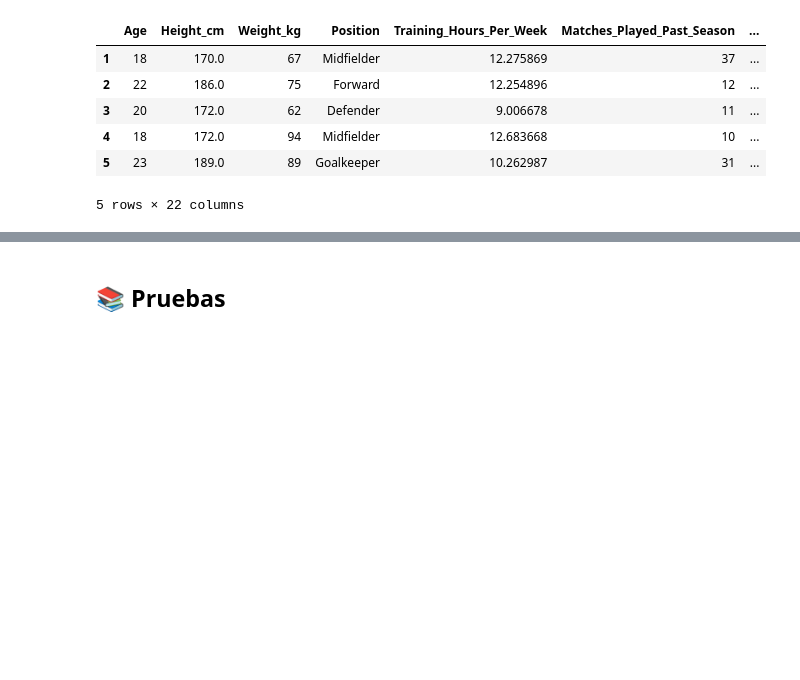
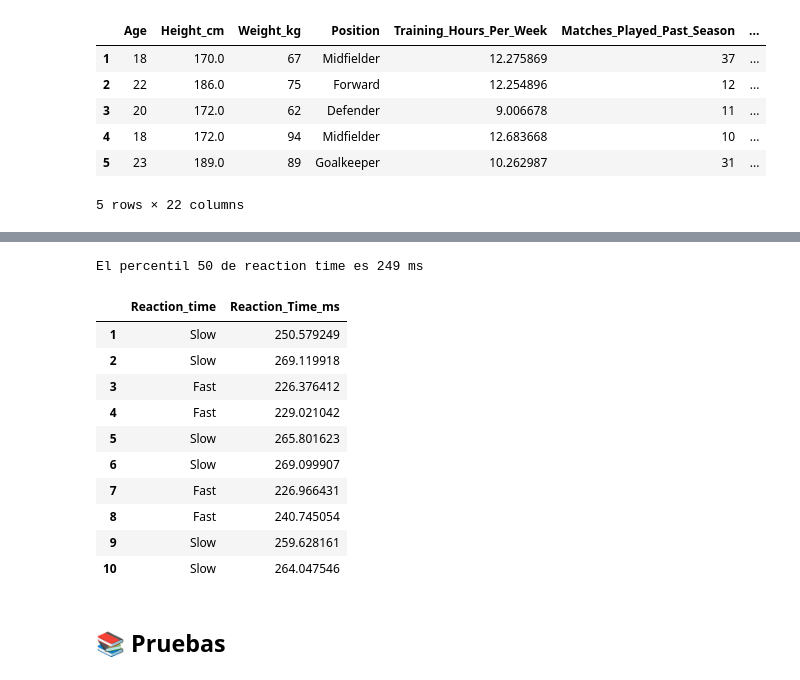
Before and after one commit to lauraargente/Proyecto_University-Football-Injury-Prediction-Dataset, a Jupyter notebook: analisis.ipynb, the cells around one changed output, grey strips where cells are left out. Cells and saved outputs as stored; diff of their text form; code cells hidden in the pictures; blank space fills up the shorter version.

```diff
--- a/analisis.ipynb
+++ b/analisis.ipynb
@@ -265,0 +315,26 @@ df_csv.head(5)
+# %%
+#Renombramos la columna "Hamstring_Flexibility" a "Hamstring_Flexibility_Score" y creamos una nueva columna con las nuevas categorías para "Hamstring_Flexibility_Score"
+df_csv.rename(columns={'Hamstring_Flexibility': 'Hamstring_Flexibility_Score'}, inplace = True)
+df_csv['Hamstring_Flexibility']= ""
+df_csv.head(5)
+
+#Sacamos los percentiles 33% y 66% de "Hamstring_Flexibility_Score"
+flex33 = int(round(df_csv['Hamstring_Flexibility_Score'].quantile(0.33), 0))
+flex66 = int(round(df_csv['Hamstring_Flexibility_Score'].quantile(0.66), 0))
+print(f'El percentil 33% es igual a {flex33} y el el percentil 66% es igual a {flex66}')
+
+#Creamos las categorías para "Hamstring_Flexibility_Score" y añadimos los nuevos valores en la columna "Hamstring_Flexibility"
+for i in range (len(df_csv)):
+    #Si el valor de cada fila en la columna "Hamstring_Flexibility_Score" es menor que 76, el valor en cada fila en la columna "Hamstring_Flexibility" será 'Low'
+    if df_csv.loc[df_csv.index[i],'Hamstring_Flexibility_Score'] < flex33:
+        df_csv.loc[df_csv.index[i],'Hamstring_Flexibility'] = 'Low'
+
+#Si el valor de cada fila en la columna "Hamstring_Flexibility_Score" es entre 76 y 82, el valor en cada fila en la columna "Hamstring_Flexibility" será 'Moderate'
+    elif df_csv.loc[df_csv.index[i],'Hamstring_Flexibility_Score'] >= flex33 and df_csv.loc[df_csv.index[i],'Hamstring_Flexibility_Score'] <= flex66 :
+        df_csv.loc[df_csv.index[i],'Hamstring_Flexibility'] = 'Moderate'
+
+#Si el valor de cada fila en la columna "Hamstring_Flexibility_Score" es mayor que 82, el valor en cada fila en la columna "Hamstring_Flexibility" será 'High'
+    else:
+        df_csv.loc[df_csv.index[i],'Hamstring_Flexibility']= 'High'
+
+df_csv[['Hamstring_Flexibility', 'Hamstring_Flexibility_Score']].head(10)
@@ -266,3 +355,33 @@ df_csv.head(5)
+# %%
+##Creamos una nueva columna con las nuevas categorías para "Reaction_Time_ms"
+df_csv['Reaction_time']= ""
+df_csv.head(5)
+
+#sacamos el percentil 50% para categorizar si el reaction time es rápido o lento
+reactionTime50 = int(df_csv['Reaction_Time_ms'].quantile(0.5))
+print(f'El percentil 50 de reaction time es {reactionTime50} ms')
+
+#Bucles for para categorizar
+for i in range (len(df_csv)):
+    if df_csv.loc[df_csv.index[i], 'Reaction_Time_ms'] > reactionTime50:
+         df_csv.loc[df_csv.index[i], 'Reaction_time'] = 'Slow'
+    else:
+         df_csv.loc[df_csv.index[i], 'Reaction_time'] = 'Fast'
+
+df_csv[['Reaction_time', 'Reaction_Time_ms']].head(10)
+# %% [output]
+El percentil 50 de reaction time es 249 ms
+|  | Reaction_time | Reaction_Time_ms |
+| 1 | Slow | 250.579249 |
+| 2 | Slow | 269.119918 |
+| 3 | Fast | 226.376412 |
+| 4 | Fast | 229.021042 |
+| 5 | Slow | 265.801623 |
+| 6 | Slow | 269.099907 |
+| 7 | Fast | 226.966431 |
+| 8 | Fast | 240.745054 |
+| 9 | Slow | 259.628161 |
+| 10 | Slow | 264.047546 |
 # %% [markdown]
 ## 📚 Pruebas
 # %%
```
Also changed, not shown: parts of 4 cells of this notebook.
